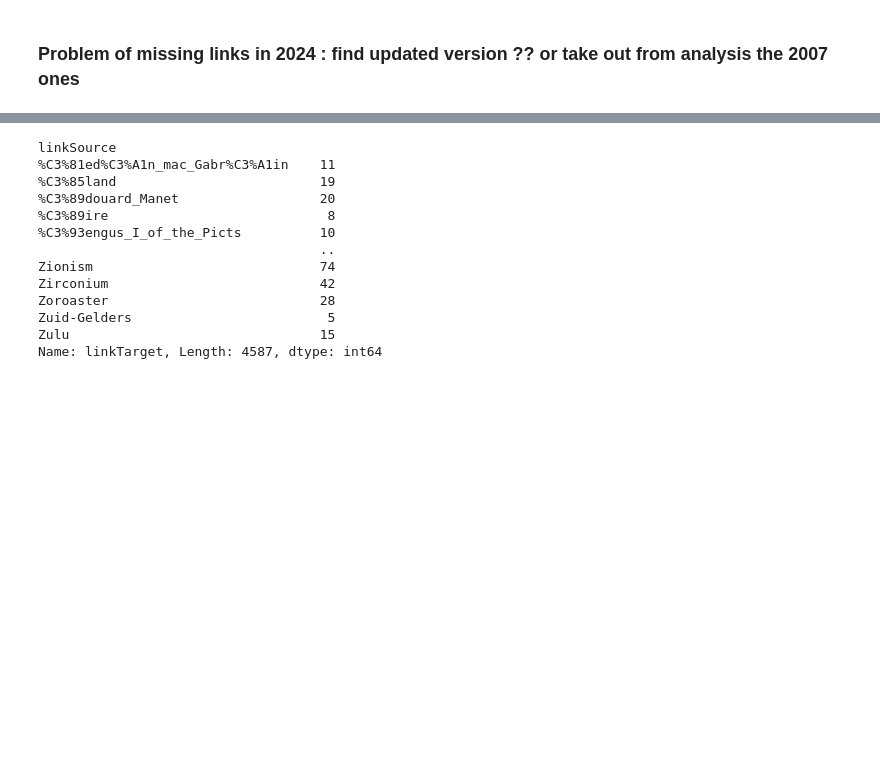
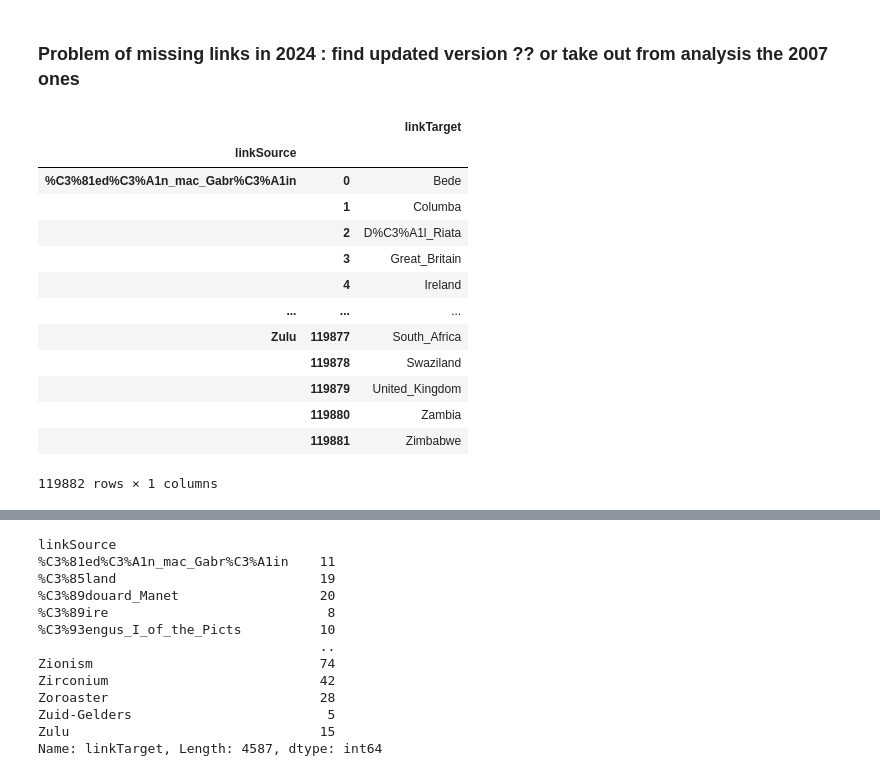
Before and after one commit to epfl-ada/ada-2024-project-outlier-1, a Jupyter notebook: Wikipedia_comparison.ipynb, the cells around one changed output, grey strips where cells are left out. Saved outputs shown, nothing was run; the diff lists cells and outputs as text; code cells hidden in the pictures; blank space fills up the shorter version.

```diff
--- a/Wikipedia_comparison.ipynb
+++ b/Wikipedia_comparison.ipynb
@@ -27,0 +35,17 @@ links2024 = pd.read_csv('data/2024/links2024.csv')
+# %%
+summary2007_df
+# %% [output]
+|  |  | linkTarget |
+| linkSource |  |  |
+| %C3%81ed%C3%A1n_mac_Gabr%C3%A1in | 0 | Bede |
+|  | 1 | Columba |
+|  | 2 | D%C3%A1l_Riata |
+|  | 3 | Great_Britain |
+|  | 4 | Ireland |
+| ... | ... | ... |
+| Zulu | 119877 | South_Africa |
+|  | 119878 | Swaziland |
+|  | 119879 | United_Kingdom |
+|  | 119880 | Zambia |
+|  | 119881 | Zimbabwe |
+119882 rows × 1 columns
```
Also changed, not shown: parts of 9 cells of this notebook.
